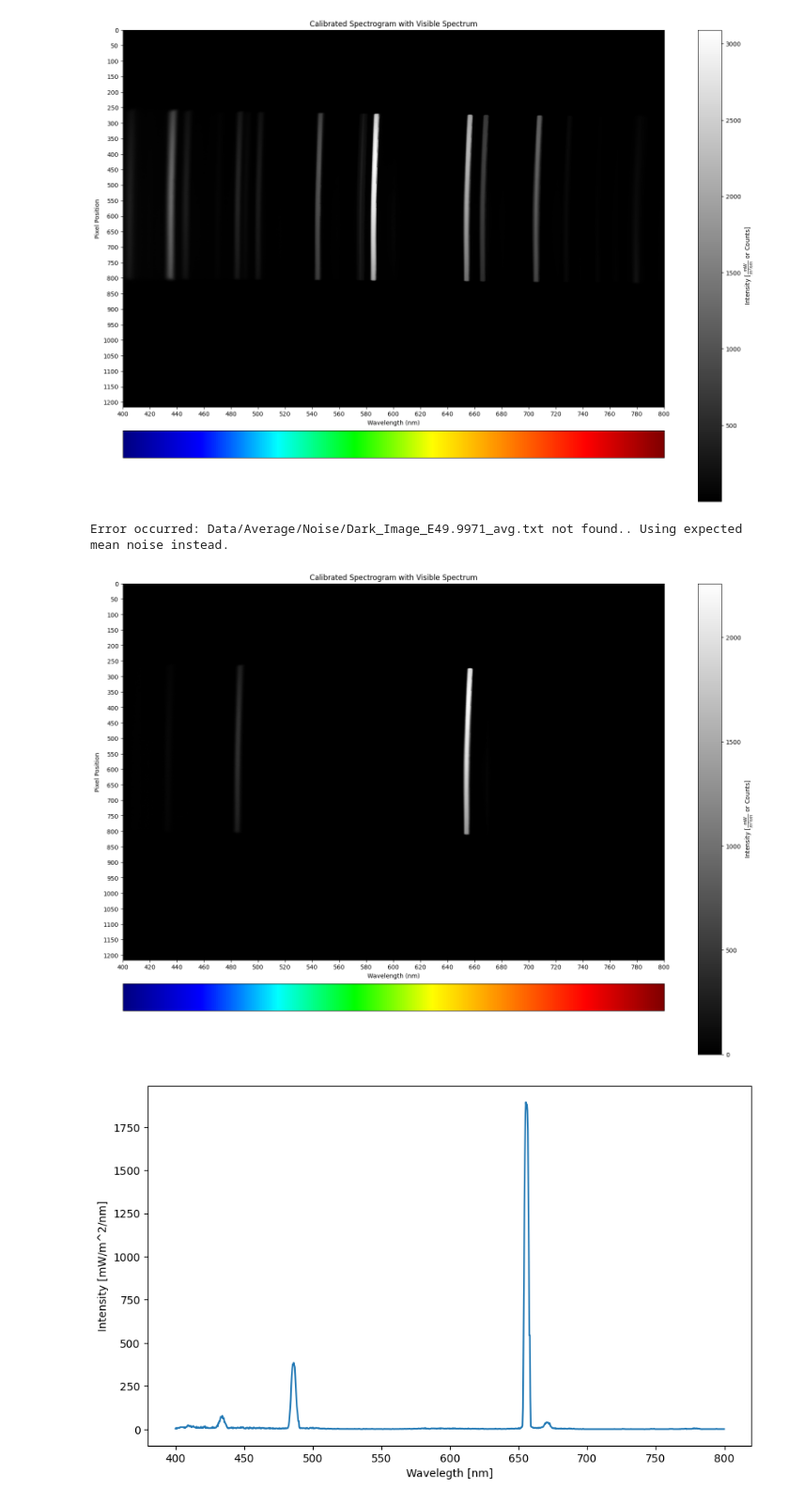
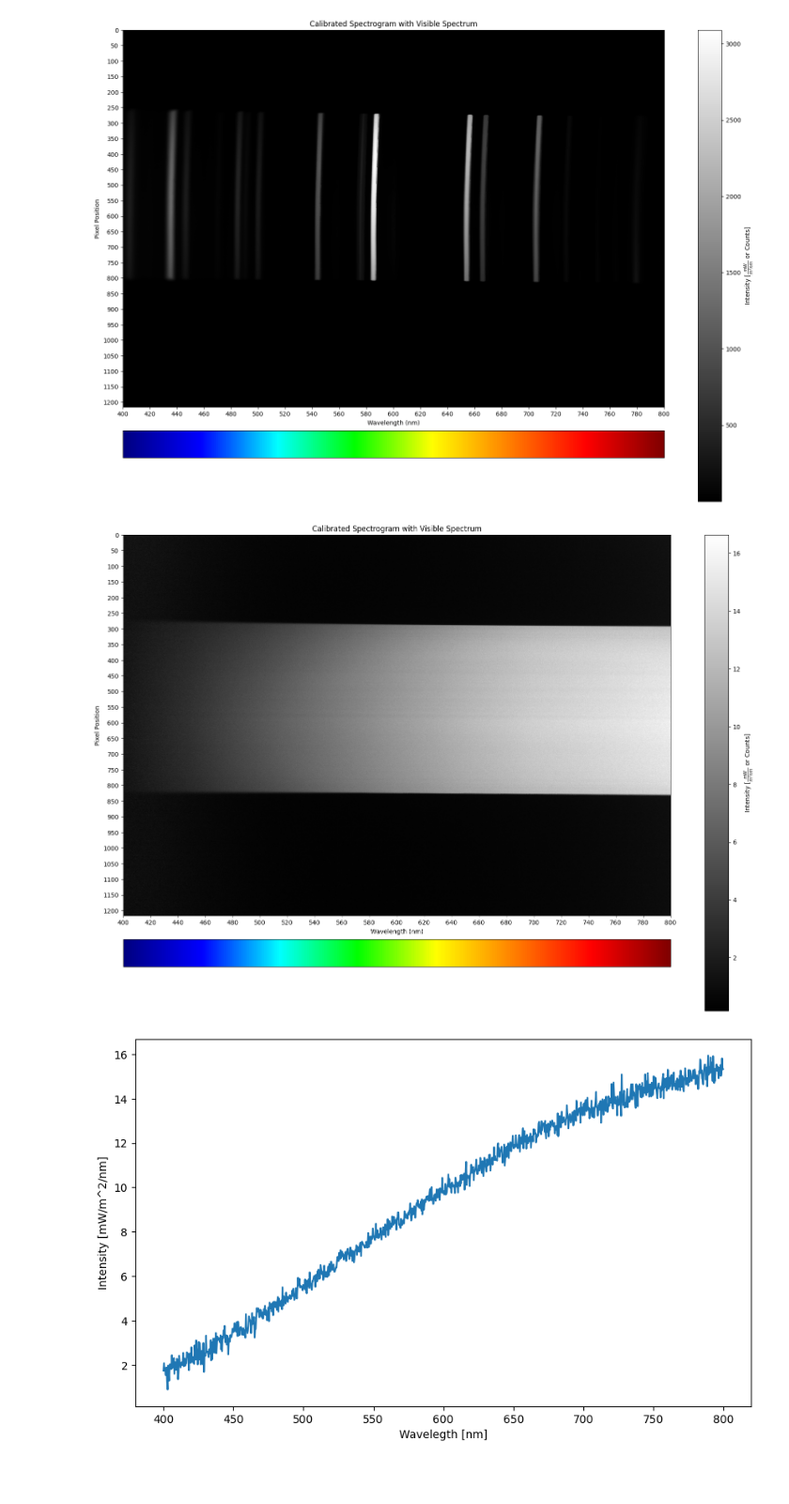
Before and after one commit to SkaugJr/TTK4265-OptiskFjernmaaling, a Jupyter notebook: Prosjekt1/02Radiometric.ipynb, the cells around one changed output. Shown at 94% size. Cells and saved outputs as stored; diff of their text form; code cells hidden in the pictures; blank space fills up the shorter version.

```diff
--- a/Prosjekt1/02Radiometric.ipynb
+++ b/Prosjekt1/02Radiometric.ipynb
@@ -344,16 +354,17 @@ visualization.plot_visible_spectrum_cmap(GassSpec, Wave)
 Error occurred: Data/Average/Noise/Dark_Image_E30_avg.txt not found.. Using expected mean noise instead.
 [figure]
 # %%
-file_path = r'Data\H\1727181196.353_00000_e049.9971_g000_1936x1216.bip'
+file_path = r'Data\MeasuredIntensity\200W\E1000\1727186997.780_00001_e999.8941_g000_1936x1216.bip'
+
 
 BipSpec, BipWave = calibration.bip_to_full_calibration(file_path)
+
 
 plt.figure(figsize=(10, 6))
 plt.plot(BipWave,BipSpec[1216//2,:])
 plt.xlabel("Wavelegth [nm]")
 plt.ylabel('Intensity [mW/m^2/nm]')
 plt.show()
 # %% [output]
-Error occurred: Data/Average/Noise/Dark_Image_E49.9971_avg.txt not found.. Using expected mean noise instead.
-[figure, old version]
+[figure, new version]
-[figure, old version]
+[figure, new version]
```
Also changed, not shown: parts of 4 cells of this notebook, 2 other files.
